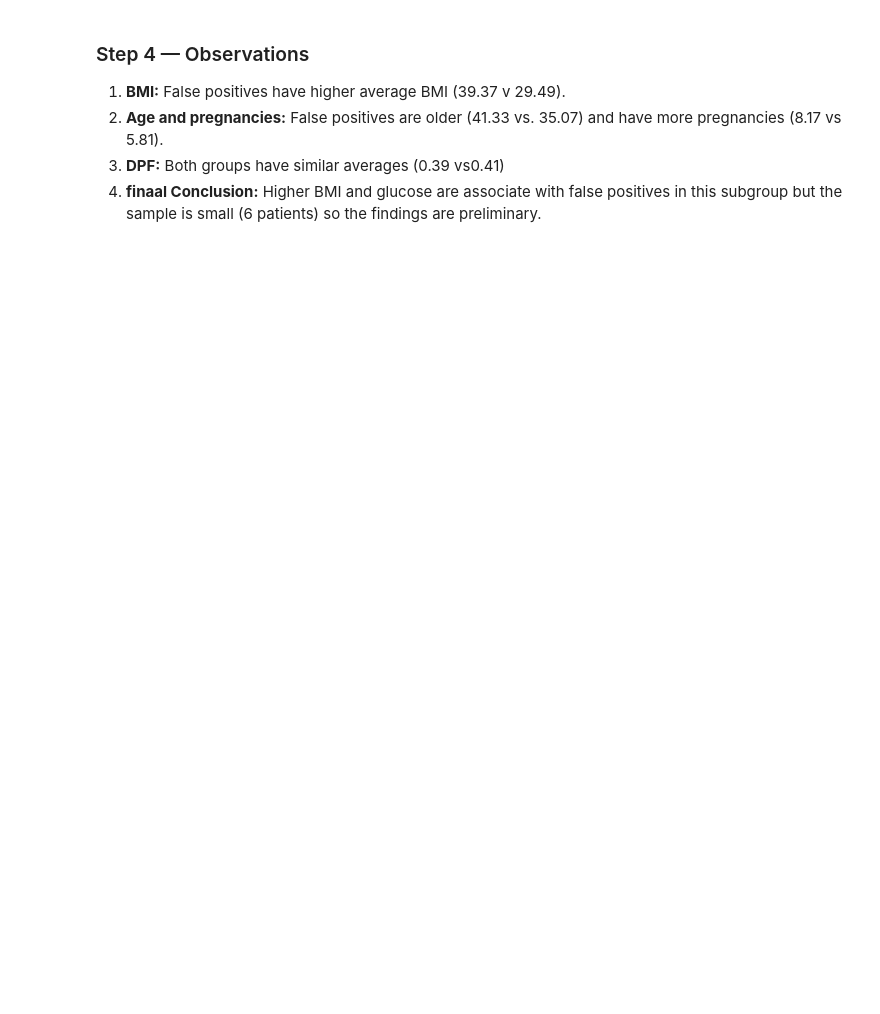
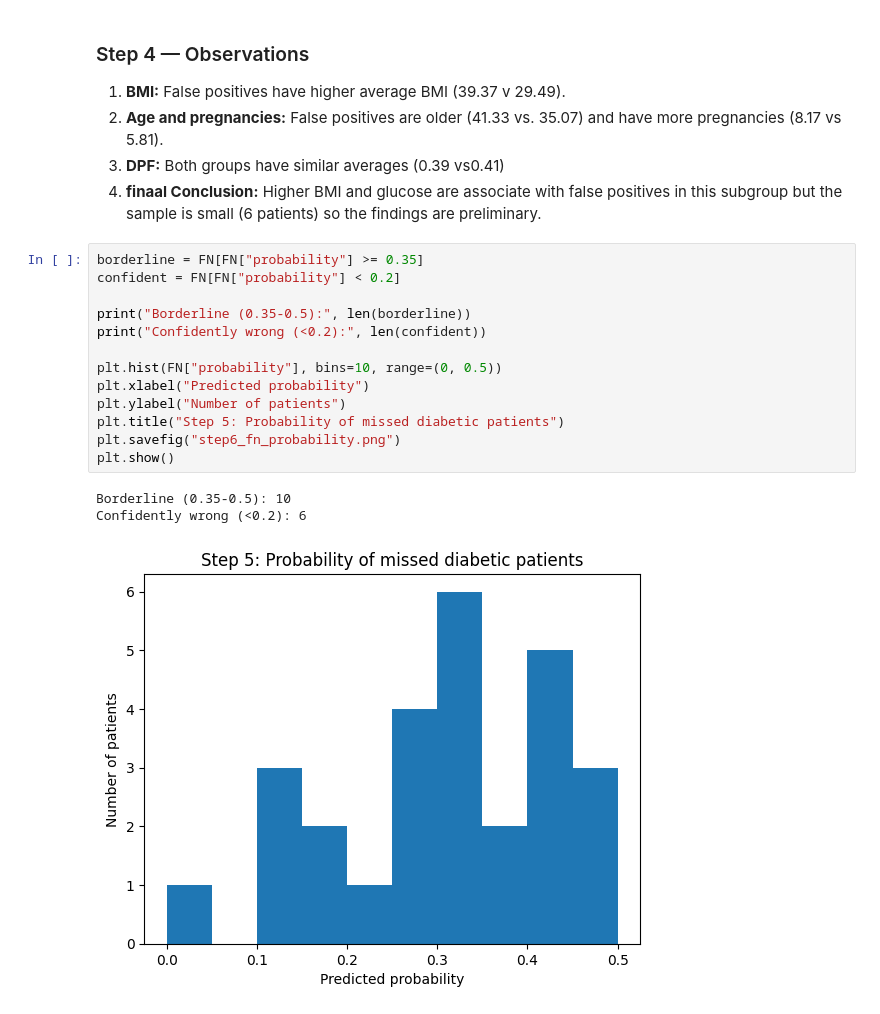
Before and after one commit to zoha-piriyam/ai-club, a Jupyter notebook: phase1-human group.ipynb, the cells around one changed output. Saved outputs shown, nothing was run; the diff lists cells and outputs as text; blank space fills up the shorter version.

Commit message:
Add step to analyse

```diff
--- a/phase1-human group.ipynb
+++ b/phase1-human group.ipynb
@@ -241,3 +242,20 @@ DiabetesPedigreeFunction             0.39            0.41
 2. **Age and pregnancies:** False positives are older (41.33 vs. 35.07) and have more pregnancies (8.17 vs 5.81).
 3. **DPF:** Both groups have similar averages (0.39 vs0.41)
 4. **finaal Conclusion:** Higher BMI and glucose are associate with false positives in this subgroup but the sample is small (6 patients) so the findings are preliminary.
+# %%
+borderline = FN[FN["probability"] >= 0.35]
+confident = FN[FN["probability"] < 0.2]
+
+print("Borderline (0.35-0.5):", len(borderline))
+print("Confidently wrong (<0.2):", len(confident))
+
+plt.hist(FN["probability"], bins=10, range=(0, 0.5))
+plt.xlabel("Predicted probability")
+plt.ylabel("Number of patients")
+plt.title("Step 5: Probability of missed diabetic patients")
+plt.savefig("step6_fn_probability.png")
+plt.show()
+# %% [output]
+Borderline (0.35-0.5): 10
+Confidently wrong (<0.2): 6
+[figure, added]
```
Also changed, not shown: parts of 7 cells of this notebook.
